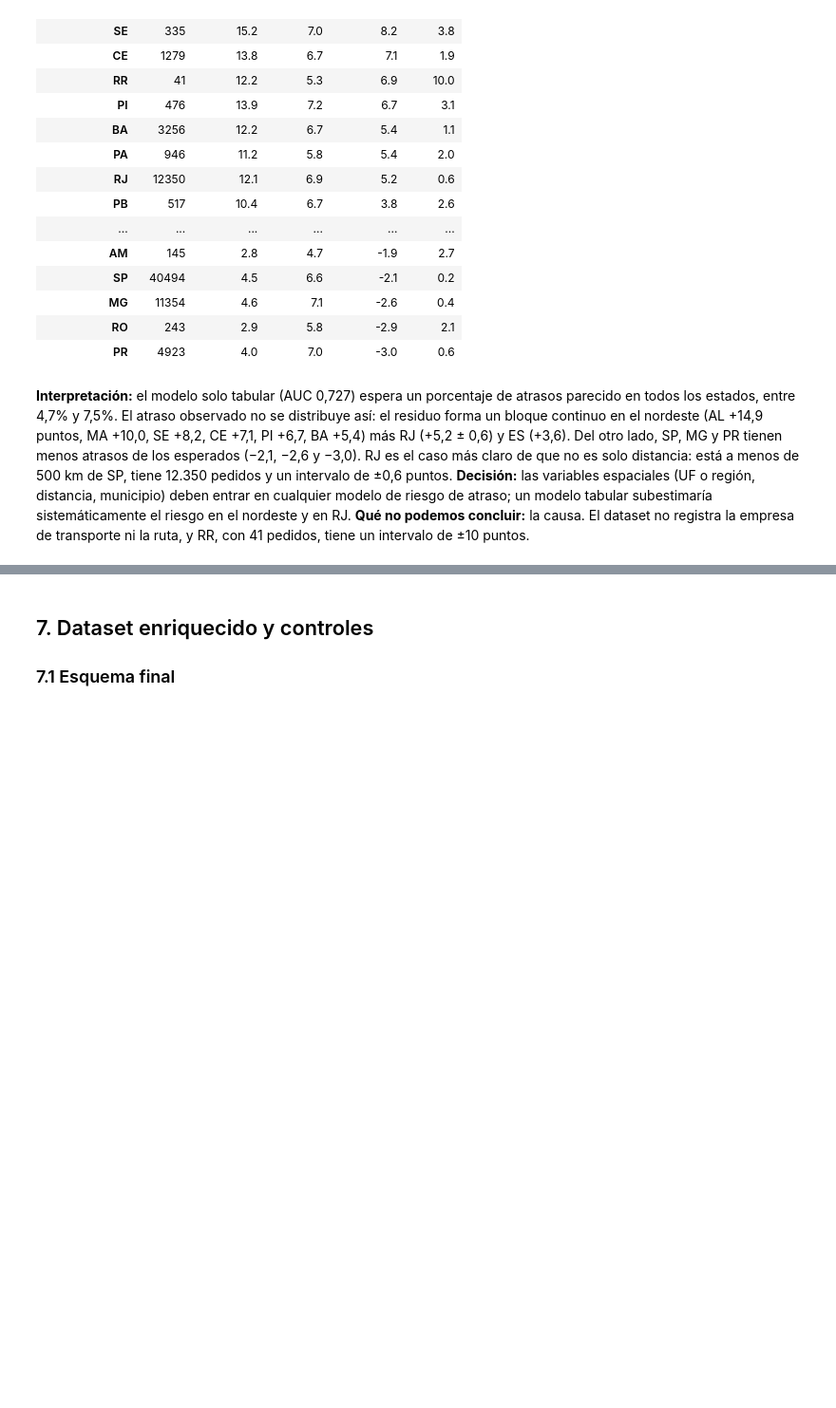
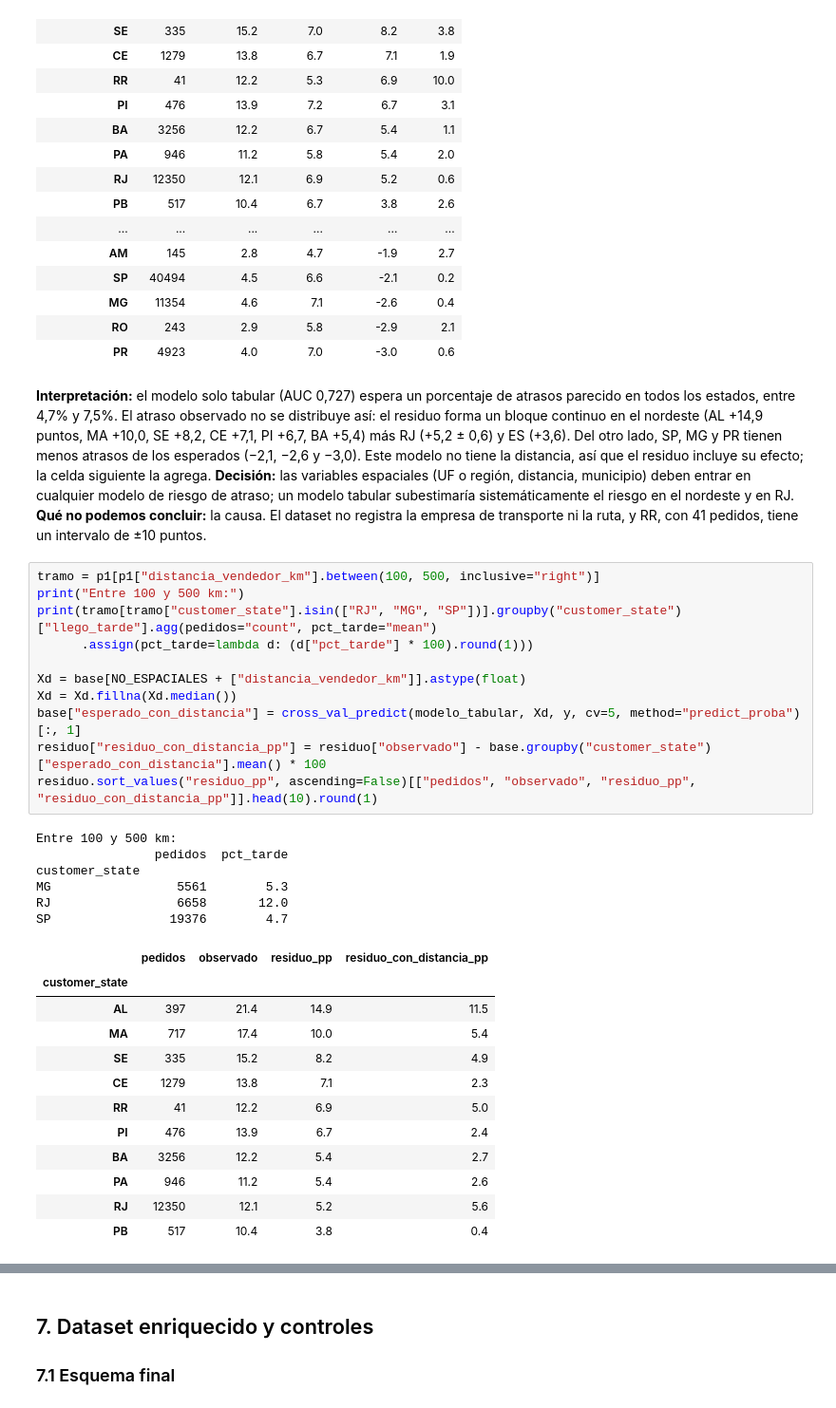
Before and after one commit to Juan03-e/olist-ingdatos, a Jupyter notebook: notebooks/03_enriquecimiento.ipynb, the cells around one changed output, grey strips where cells are left out. Shown at 95% size. Drawn from its saved outputs; the diff is of its cells as text; blank space fills up the shorter version.

```diff
--- a/notebooks/03_enriquecimiento.ipynb
+++ b/notebooks/03_enriquecimiento.ipynb
@@ -534,4 +581,34 @@ AUC del modelo solo tabular: 0.727
 | RO | 243 | 2.9 | 5.8 | -2.9 | 2.1 |
 | PR | 4923 | 4.0 | 7.0 | -3.0 | 0.6 |
 # %% [markdown]
-**Interpretación:** el modelo solo tabular (AUC 0,727) espera un porcentaje de atrasos parecido en todos los estados, entre 4,7% y 7,5%. El atraso observado no se distribuye así: el residuo forma un bloque continuo en el nordeste (AL +14,9 puntos, MA +10,0, SE +8,2, CE +7,1, PI +6,7, BA +5,4) más RJ (+5,2 ± 0,6) y ES (+3,6). Del otro lado, SP, MG y PR tienen menos atrasos de los esperados (−2,1, −2,6 y −3,0). RJ es el caso más claro de que no es solo distancia: está a menos de 500 km de SP, tiene 12.350 pedidos y un intervalo de ±0,6 puntos. **Decisión:** las variables espaciales (UF o región, distancia, municipio) deben entrar en cualquier modelo de riesgo de atraso; un modelo tabular subestimaría sistemáticamente el riesgo en el nordeste y en RJ. **Qué no podemos concluir:** la causa. El dataset no registra la empresa de transporte ni la ruta, y RR, con 41 pedidos, tiene un intervalo de ±10 puntos.
+**Interpretación:** el modelo solo tabular (AUC 0,727) espera un porcentaje de atrasos parecido en todos los estados, entre 4,7% y 7,5%. El atraso observado no se distribuye así: el residuo forma un bloque continuo en el nordeste (AL +14,9 puntos, MA +10,0, SE +8,2, CE +7,1, PI +6,7, BA +5,4) más RJ (+5,2 ± 0,6) y ES (+3,6). Del otro lado, SP, MG y PR tienen menos atrasos de los esperados (−2,1, −2,6 y −3,0). Este modelo no tiene la distancia, así que el residuo incluye su efecto; la celda siguiente la agrega. **Decisión:** las variables espaciales (UF o región, distancia, municipio) deben entrar en cualquier modelo de riesgo de atraso; un modelo tabular subestimaría sistemáticamente el riesgo en el nordeste y en RJ. **Qué no podemos concluir:** la causa. El dataset no registra la empresa de transporte ni la ruta, y RR, con 41 pedidos, tiene un intervalo de ±10 puntos.
+# %%
+tramo = p1[p1["distancia_vendedor_km"].between(100, 500, inclusive="right")]
+print("Entre 100 y 500 km:")
+print(tramo[tramo["customer_state"].isin(["RJ", "MG", "SP"])].groupby("customer_state")["llego_tarde"].agg(pedidos="count", pct_tarde="mean")
+      .assign(pct_tarde=lambda d: (d["pct_tarde"] * 100).round(1)))
+
+Xd = base[NO_ESPACIALES + ["distancia_vendedor_km"]].astype(float)
+Xd = Xd.fillna(Xd.median())
+base["esperado_con_distancia"] = cross_val_predict(modelo_tabular, Xd, y, cv=5, method="predict_proba")[:, 1]
+residuo["residuo_con_distancia_pp"] = residuo["observado"] - base.groupby("customer_state")["esperado_con_distancia"].mean() * 100
+residuo.sort_values("residuo_pp", ascending=False)[["pedidos", "observado", "residuo_pp", "residuo_con_distancia_pp"]].head(10).round(1)
+# %% [output]
+Entre 100 y 500 km:
+                pedidos  pct_tarde
+customer_state
+MG                 5561        5.3
+RJ                 6658       12.0
+SP                19376        4.7
+|  | pedidos | observado | residuo_pp | residuo_con_distancia_pp |
+| customer_state |  |  |  |  |
+| AL | 397 | 21.4 | 14.9 | 11.5 |
+| MA | 717 | 17.4 | 10.0 | 5.4 |
+| SE | 335 | 15.2 | 8.2 | 4.9 |
+| CE | 1279 | 13.8 | 7.1 | 2.3 |
+| RR | 41 | 12.2 | 6.9 | 5.0 |
+| PI | 476 | 13.9 | 6.7 | 2.4 |
+| BA | 3256 | 12.2 | 5.4 | 2.7 |
+| PA | 946 | 11.2 | 5.4 | 2.6 |
+| RJ | 12350 | 12.1 | 5.2 | 5.6 |
+| PB | 517 | 10.4 | 3.8 | 0.4 |
```
Also changed, not shown: parts of 19 cells of this notebook, 9 other files.
